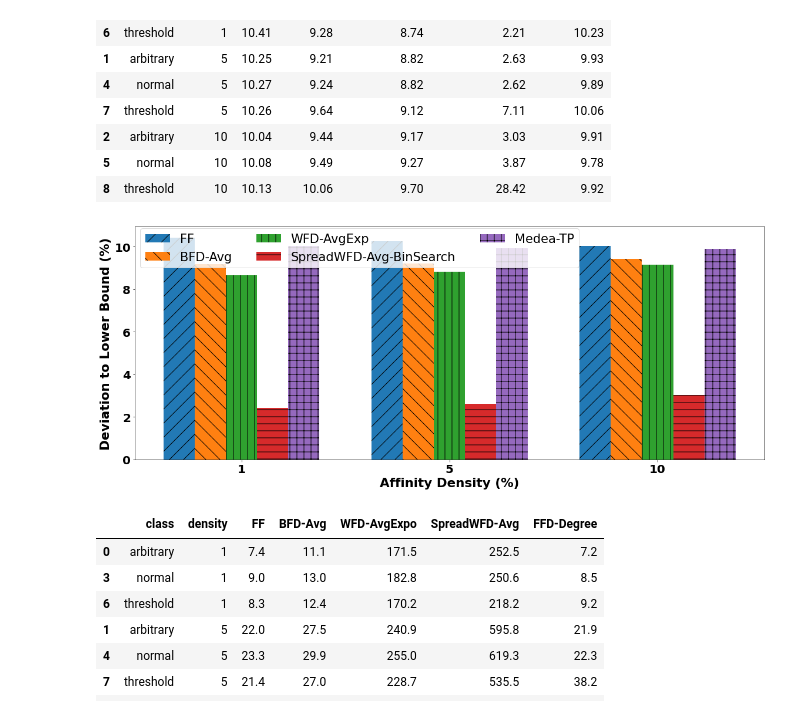
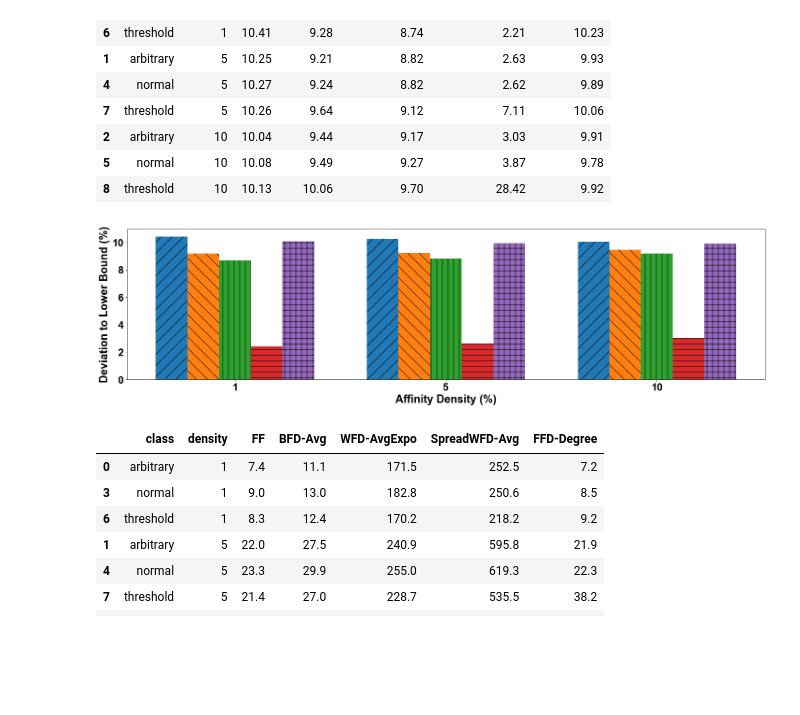
Before and after one commit to DSSGroup-Leeds/LRA-binpacking-expe, a Jupyter notebook: data/analysis_scripts/exp_result_analysis-icdcs22pagefit.ipynb, the cells around one changed output. Drawn from its saved outputs; the diff is of its cells as text; code cells hidden in the pictures; blank space fills up the shorter version.

```diff
--- a/data/analysis_scripts/exp_result_analysis-icdcs22pagefit.ipynb
+++ b/data/analysis_scripts/exp_result_analysis-icdcs22pagefit.ipynb
@@ -233,7 +238,8 @@ dtype: float64
 # %%
 for c in classes:
 # c = "arbitrary"
-    legend_args={'loc':'upper left', 'anchor_x':-0.05, 'anchor_y':1.2, 'ncol':5, 'fontsize':FONT_SIZE-2}
+    #legend_args={'width':14, 'height':6.5,'loc':'center', 'anchor_x':1.15, 'anchor_y':0.4, 'ncol':1, 'fontsize':FONT_SIZE-4, 'enabled':True}
+    legend_args={'width':20, 'height':6.5,'loc':'lower left', 'anchor_x':0.01, 'anchor_y':0.01, 'ncol':4, 'fontsize':FONT_SIZE, 'enabled':False}
     fig = plot_barchart(twodim_eps, c, df_2d_column_names_small, "Affinity Density (%)", 'Deviation to Lower Bound (%)',legend_args)
     filename = f"{proj_path}/plots/density2D_small2_result_{c}.pdf"
     fig.savefig(filename)
@@ -262,7 +268,9 @@ twodim_time_small.groupby("density").mean()
 | 10 | 31.000000 | 32.133333 | 57.200000 | 55.300000 | 564.200000 | 1238.033333 | 50.533333 | ... |
 # %%
 for c in classes:
-    legend_args={'loc':'upper left', 'anchor_x':-0.005, 'anchor_y':1.015, 'ncol':2, 'fontsize':FONT_SIZE-0.5}
+    #legend_args={'width':14, 'height':6.5,'loc':'center', 'anchor_x':1.15, 'anchor_y':0.4, 'ncol':1, 'fontsize':FONT_SIZE-4, 'enabled':True}
+    legend_args={'width':20, 'height':6.5,'loc':'upper left', 'anchor_x':-0.005, 'anchor_y':1.015, 'ncol':2, 'fontsize':FONT_SIZE+1, 'enabled':True}
+#legend_args={'loc':'upper left', 'anchor_x':-0.005, 'anchor_y':1.015, 'ncol':2, 'fontsize':FONT_SIZE-0.5, 'enabled':True}
     fig = plot_barchart(twodim_time, c, df_2d_column_names_small, "Affinity Density (%)", 'Time Consumption (s) - log-scale', legend_args, True)
     filename = f"{proj_path}/plots/density2D_small2_time_{c}.pdf"
     fig.tight_layout()
@@ -422,7 +451,8 @@ twodim_eps_scale.sort_values(by='density')
 # %%
 for c in classes:
     #c = "arbitrary"
-    legend_args={'loc':'upper right', 'anchor_x':0.95, 'anchor_y':1.0, 'ncol':2, 'fontsize':FONT_SIZE+2}
+    legend_args={'width':20, 'height':6.5, 'loc':'upper right', 'anchor_x':0.95, 'anchor_y':1.0, 'ncol':2, 'fontsize':FONT_SIZE+3, 'enabled':True}
+    #legend_args={'loc':'upper right', 'anchor_x':0.95, 'anchor_y':1.0, 'ncol':3, 'fontsize':FONT_SIZE+2, 'enabled':True}
     fig = plot_barchart(twodim_eps_scale, c, df_2d_large_total_column_names, "Number of Submitted LRAs",
                         'Deviation to Lower Bound (%)', legend_args)
     filename = f"{proj_path}/plots/large2D_result_{c}.pdf"
@@ -461,7 +491,8 @@ twodim_time_scale.groupby("density").mean()/60
 # %%
 for c in classes:
 #c = "arbitrary"
-    legend_args={'loc':'upper left', 'anchor_x':-0.005, 'anchor_y':1.02, 'ncol':3, 'fontsize':FONT_SIZE+2}
+    #legend_args={'width':14, 'height':6.5, 'loc':'upper right', 'anchor_x':0.95, 'anchor_y':1.0, 'ncol':2, 'fontsize':FONT_SIZE, 'enabled':True}
+    legend_args={'width':20, 'height':6.5, 'loc':'upper left', 'anchor_x':-0.005, 'anchor_y':1.02, 'ncol':2, 'fontsize':FONT_SIZE+3, 'enabled':True}
     fig = plot_barchart(twodim_time_scale, c, df_2d_large_total_column_names, "Number of Submitted LRAs",
                         'Time Consumption (s) - log scale', legend_args, True)
     filename = f"{proj_path}/plots/large2D_time_{c}.pdf"
@@ -493,12 +524,13 @@ ts_eps.sort_values(by='density')
 # %%
 for c in classes:
 #c = "arbitrary"
-    legend_args={'loc':'upper left', 'anchor_x':-0.001, 'anchor_y':1.02, 'ncol':3, 'fontsize':FONT_SIZE+2}
+    #legend_args={'width':14, 'height':6.5,'loc':'center', 'anchor_x':1.15, 'anchor_y':0.4, 'ncol':1, 'fontsize':FONT_SIZE-4, 'enabled':True}
+    legend_args={'width':20, 'height':5.5,'loc':'upper left', 'anchor_x':-0.001, 'anchor_y':1.02, 'ncol':3, 'fontsize':FONT_SIZE+2, 'enabled':False}
     fig = plot_barchart(ts_eps, c, df_ts_column_names, "Affinity Density (%)", 'Deviation to Lower Bound (%)', legend_args)
     filename = f"{proj_path}/plots/densityTS_result_{c}.pdf"
     fig.savefig(filename)
 # %% [output]
-[figure, old version]
+[figure, new version]
 # %%
 ts_time.sort_values(by='density')
 # %% [output]
```
Also changed, not shown: parts of 13 cells of this notebook.
